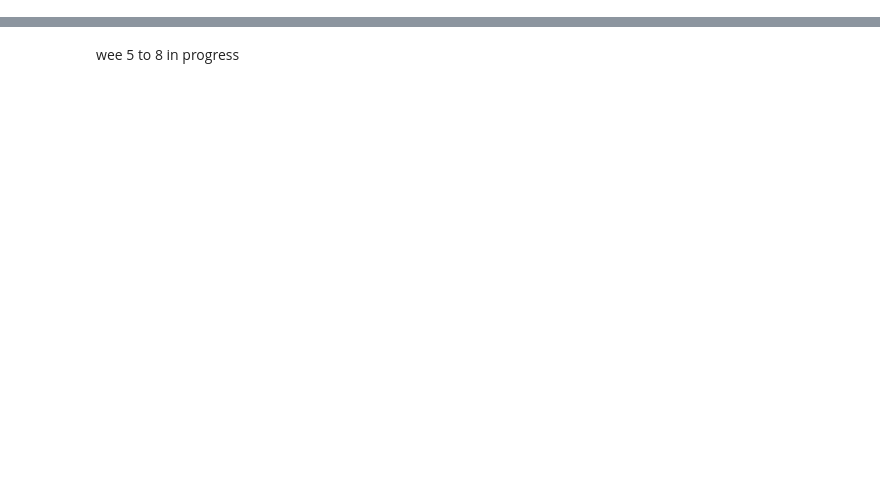
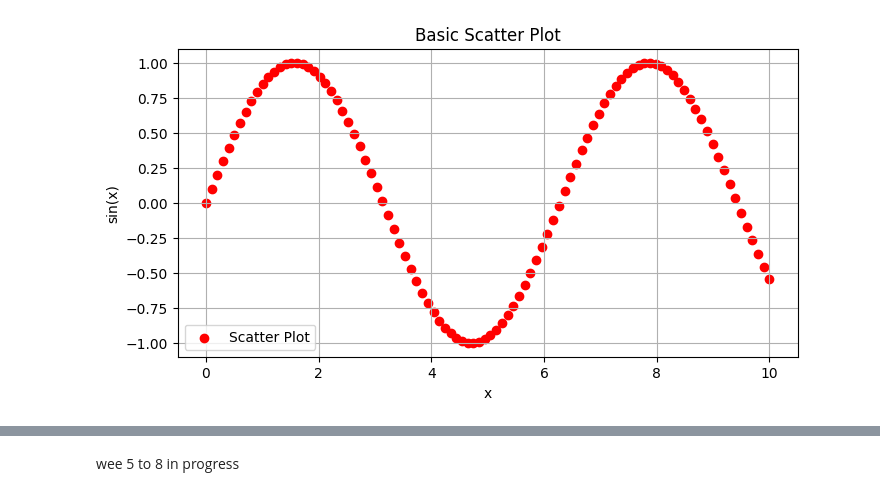
Before and after one commit to SyusufWaliyyi/FlexiSAF_Intership, a Jupyter notebook: week_5/week_5.ipynb, the cells around one changed output, grey strips where cells are left out. Saved outputs shown, nothing was run; the diff lists cells and outputs as text; code cells hidden in the pictures; blank space fills up the shorter version.

```diff
--- a/week_5/week_5.ipynb
+++ b/week_5/week_5.ipynb
@@ -6,2 +22,14 @@ import seaborn as sns
+# %%
+# Scatter plot
+plt.figure(figsize=(8, 4))
+plt.scatter(x, y, color='red', label='Scatter Plot')
+plt.title('Basic Scatter Plot')
+plt.xlabel('x')
+plt.ylabel('sin(x)')
+plt.grid()
+plt.legend()
+plt.show()
+# %% [output]
+[figure, added]
 # %%
 # Load the dataset
```
Also changed, not shown: parts of 12 cells of this notebook.
